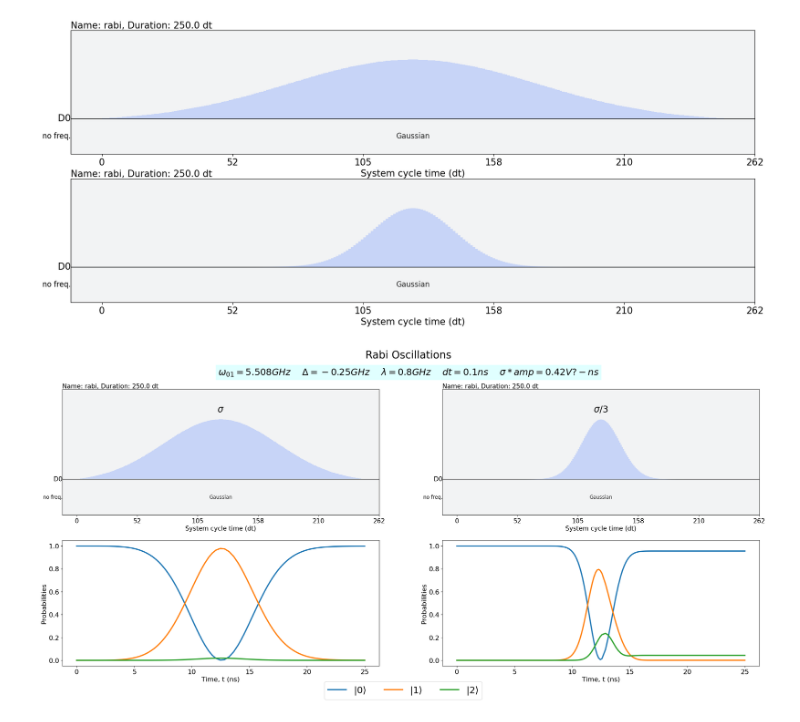
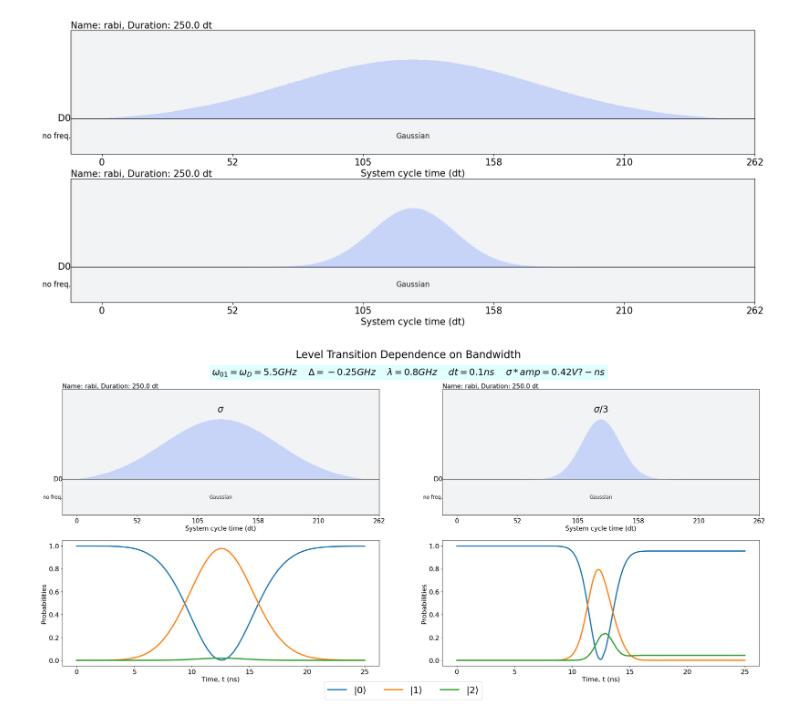
Before and after one commit to rupeshknn/pulse-backend-qamp22, a Jupyter notebook: 3 level qubit.ipynb, the cells around one changed output. Cells and saved outputs as stored; diff of their text form; code cells hidden in the pictures.

```diff
--- a/3 level qubit.ipynb
+++ b/3 level qubit.ipynb
@@ -10,7 +9,7 @@ from qiskit_dynamics import Solver, Signal
 # %% [markdown]
 ![image-2.png](attachment:image-2.png)
 # %%
-Omega_01 = 5.508  # Ghz
+Omega_01 = 5.5  # Ghz
 Delta = -0.25
 Omega_02 = 2 * Omega_01 + Delta
 Lambda = 0.8
@@ -94,35 +93,34 @@ for ax, sol in zip(axis2, solutions):
         sol.t,
         np.array([psi.probabilities() for psi in sol.y])[:, 2],
         label=r"$|2\rangle$",
         linewidth=3,
     )
     ax.set_xlabel("Time, t (ns)", fontsize=16)
     ax.set_ylabel("Probabilities", fontsize=16)
 axis1[0].set_title("$\sigma$", y=0.8, fontsize=22)
 axis1[1].set_title("$\sigma / 3$", y=0.8, fontsize=22)
 
 handles, labels = ax.get_legend_handles_labels()
 fig.legend(handles, labels, loc="lower center", ncol=3, fontsize=22)
 
-fig.suptitle("Rabi Oscillations", x=0.51, y=0.99, fontsize=25)
+fig.suptitle("Level Transition Dependence on Bandwidth", x=0.51, y=0.99, fontsize=25)
 fig.text(
     0.51,
     0.92,
     (
-        f"$\omega_{{01}} = {Omega_01} GHz$    "
+        f"$\omega_{{01}}=\omega_D = {Omega_01} GHz$    "
         + f"$\Delta = {Delta} GHz$    "
         + f"$\lambda = {Lambda} GHz$    "
         + f"$dt = {dt} ns$    "
         + f"$\sigma * amp = {area} V?-ns$"
     ),
     backgroundcolor="lightcyan",
     fontsize=22,
     horizontalalignment="center",
 )
 
 rb1.draw(axis=axis1[0])
 rb2.draw(axis=axis1[1])
-
-fig.savefig("Rabi std comparison.pdf")
+# fig.savefig("Rabi_std_comparison.pdf")
 # %% [output]
-[figure, old version]
+[figure, new version]
```
Also changed, not shown: parts of 1 cell of this notebook.
